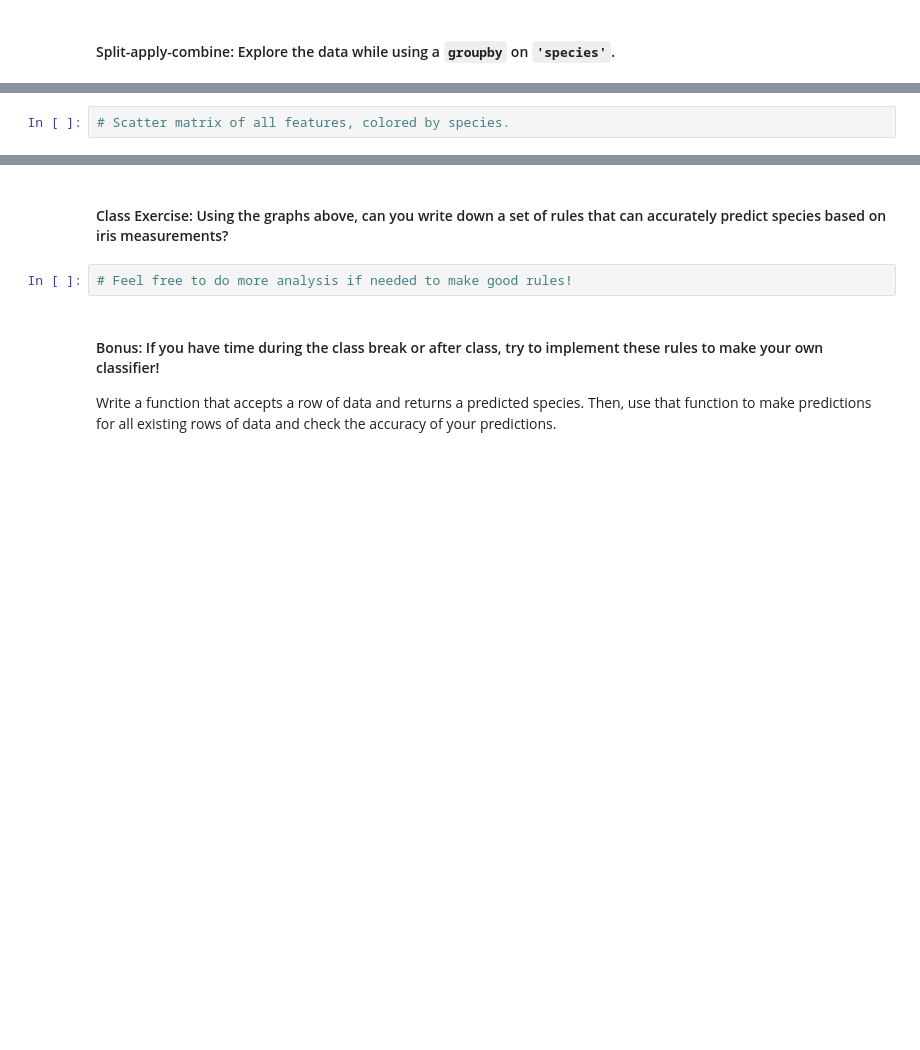
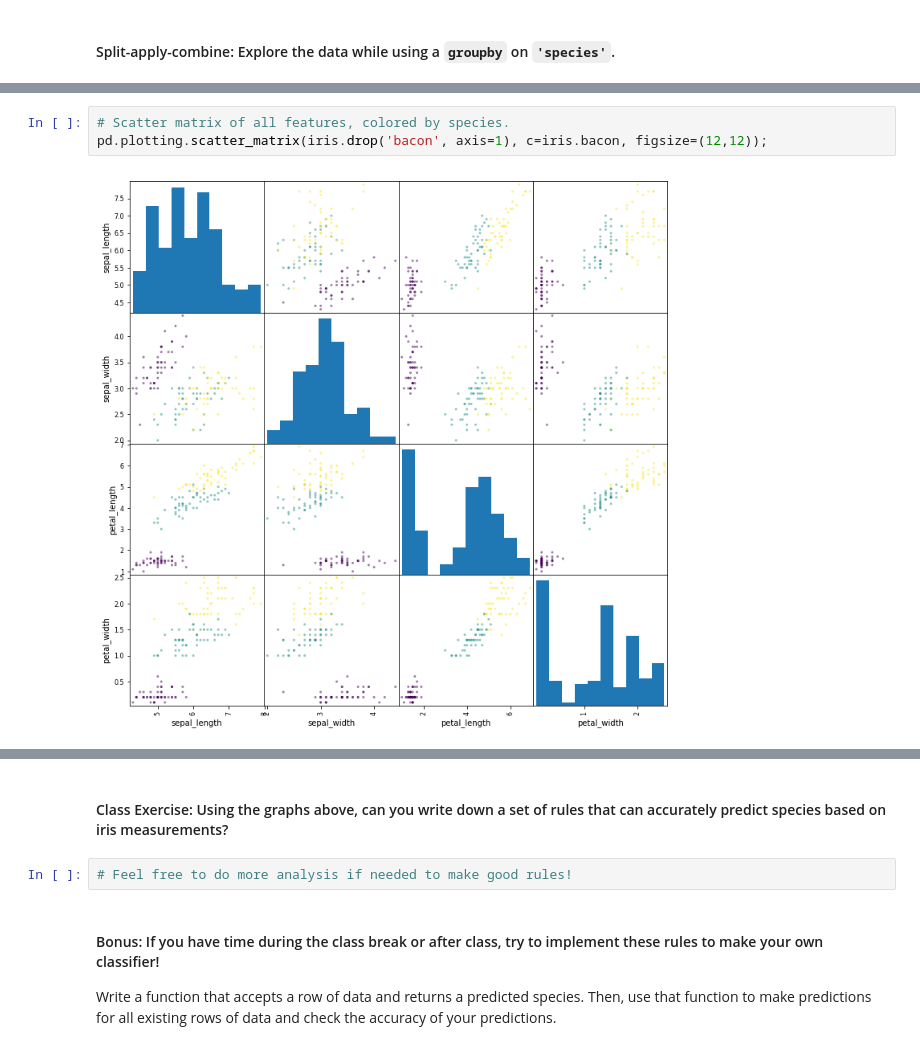
Before and after one commit to angelakdang/datr-515-course-info, a Jupyter notebook: Unit 3/Session 12/knn_with_sklearn.ipynb, the cells around one changed output, grey strips where cells are left out. Saved outputs shown, nothing was run; the diff lists cells and outputs as text; blank space fills up the shorter version.

```diff
--- a/Unit 3/Session 12/knn_with_sklearn.ipynb
+++ b/Unit 3/Session 12/knn_with_sklearn.ipynb
@@ -128,2 +253,5 @@ iris.head(30)
 # %%
 # Scatter matrix of all features, colored by species.
+pd.plotting.scatter_matrix(iris.drop('bacon', axis=1), c=iris.bacon, figsize=(12,12));
+# %% [output]
+[figure, added]
```
Also changed, not shown: parts of 30 cells of this notebook, 2 other files.
